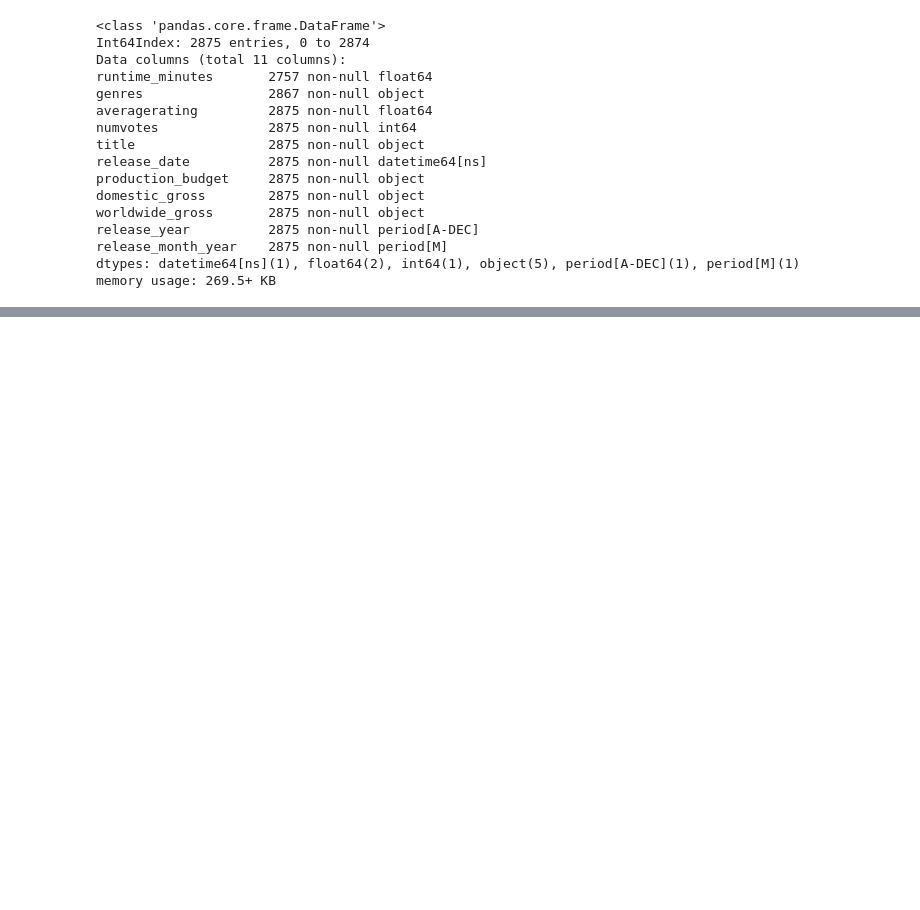
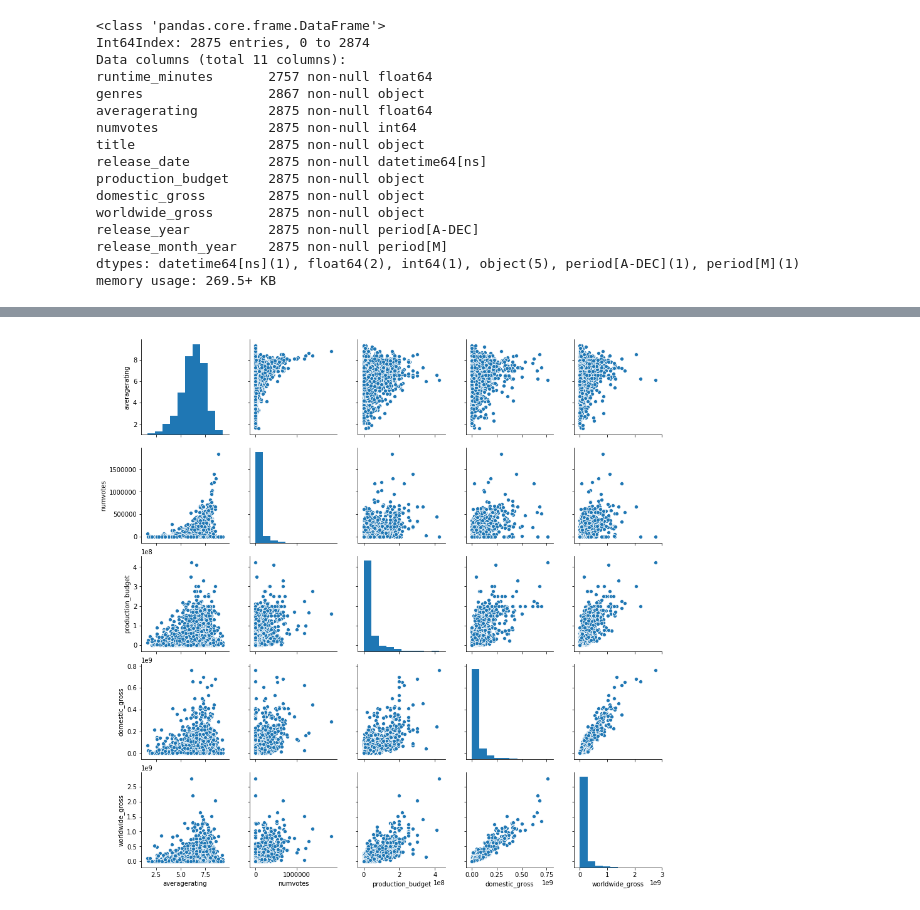
Before and after one commit to yli1517/mod-1-project, a Jupyter notebook: YL_Module1_Project_Raw.ipynb, the cells around one changed output, grey strips where cells are left out. Drawn from its saved outputs; the diff is of its cells as text; code cells hidden in the pictures; blank space fills up the shorter version.

```diff
--- a/YL_Module1_Project_Raw.ipynb
+++ b/YL_Module1_Project_Raw.ipynb
@@ -187,0 +233,6 @@ memory usage: 246.4+ KB
+# %%
+ # Basic correlogram
+sns.pairplot(df1)
+plt.show()
+# %% [output]
+[figure, added]
```
Also changed, not shown: parts of 26 cells of this notebook, 2 other files.
